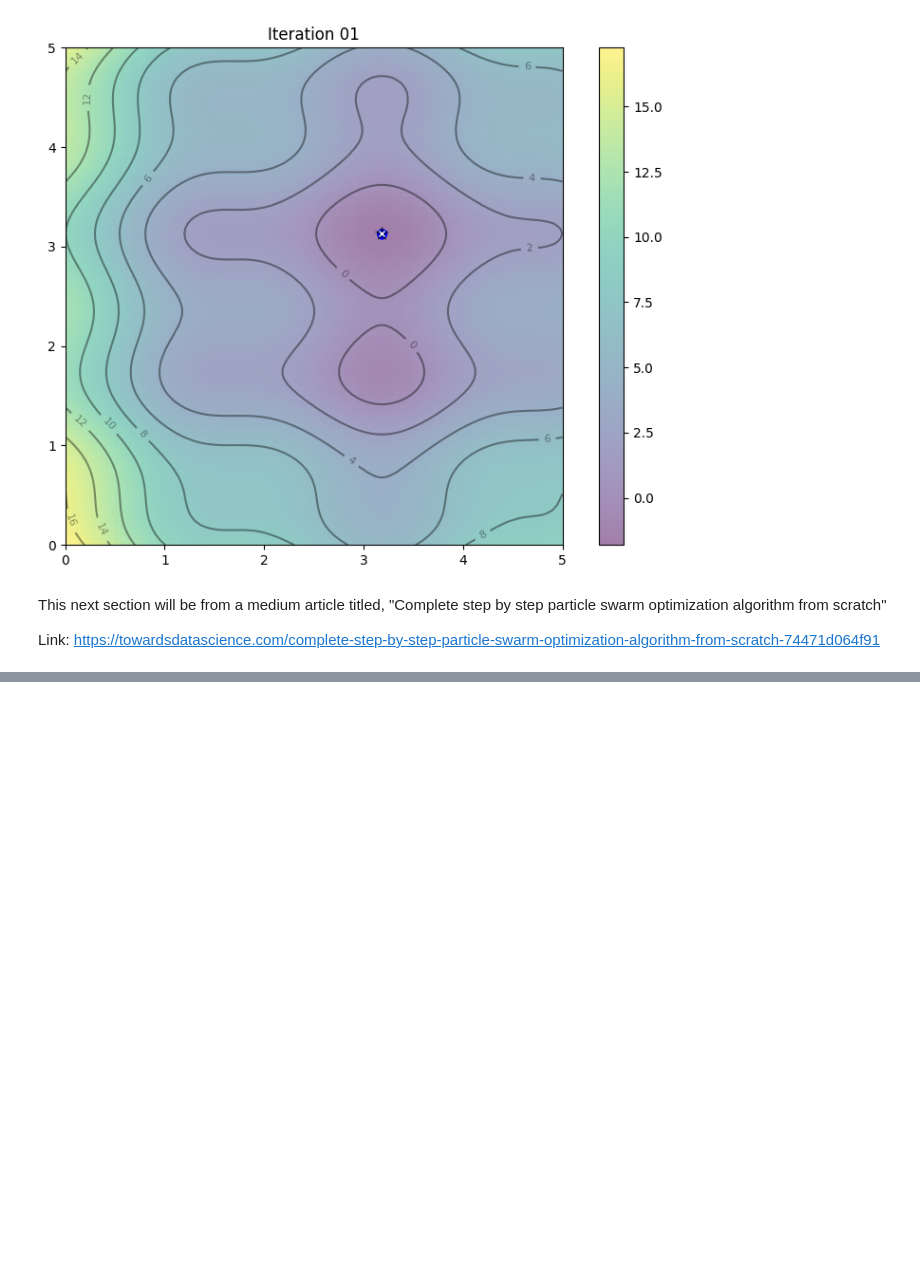
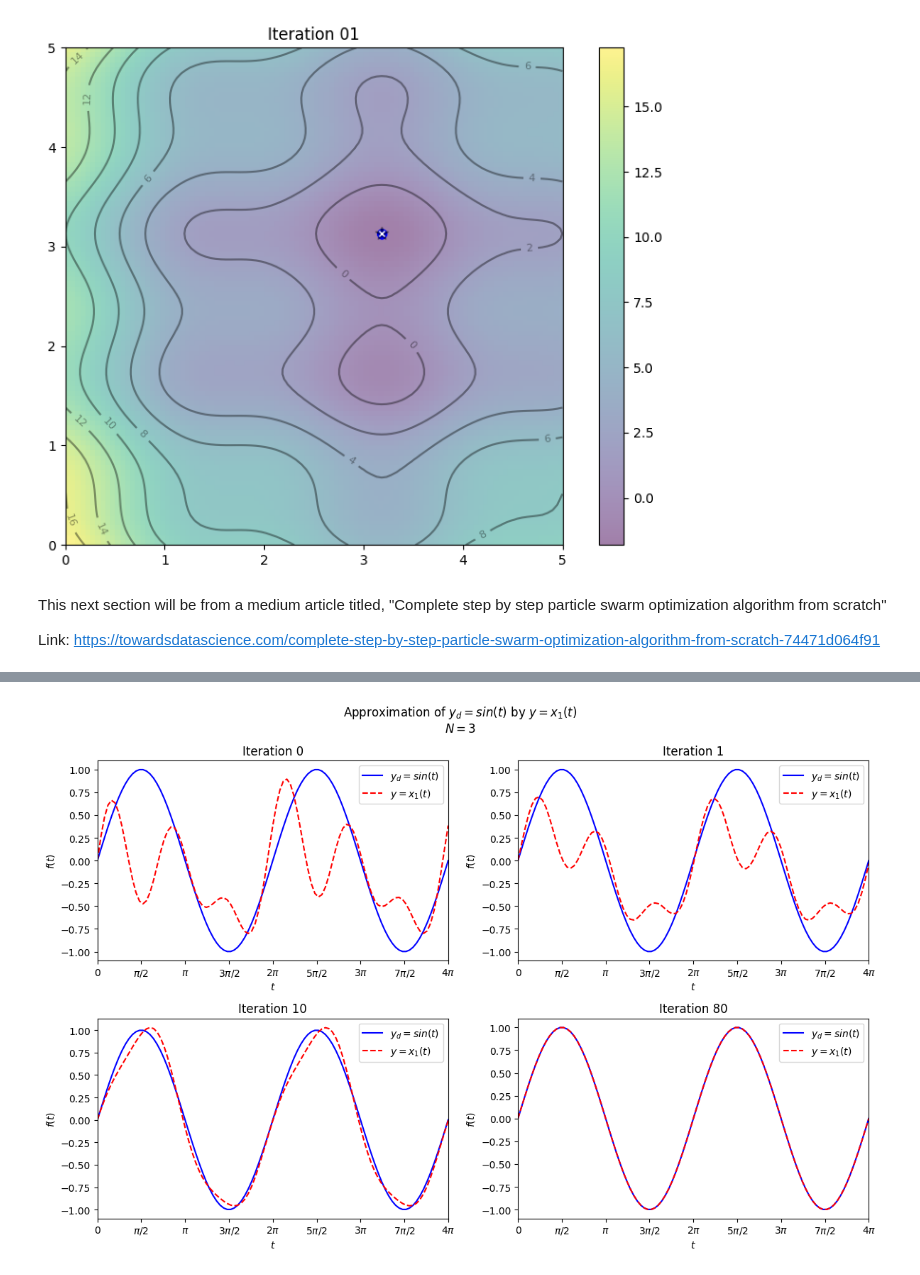
Before and after one commit to michael-r-perry/ParticleSwarmOptimization, a Jupyter notebook: base.ipynb, the cells around one changed output, grey strips where cells are left out. Drawn from its saved outputs; the diff is of its cells as text; code cells hidden in the pictures; blank space fills up the shorter version.

Commit message:
Push results from notebook

```diff
--- a/base.ipynb
+++ b/base.ipynb
@@ -219,0 +245,34 @@ SyntaxError: invalid syntax (3736976268.py, line 54)
+# %%
+from basic_units import radians
+
+def sin(x):
+    if np.iterable(x):
+        return [np.sin(val.convert_to(radians).get_value()) for val in x]
+    else:
+        return np.sin(x.convert_to(radians).get_value())
+
+def plot_result(k, best_params, N):
+    t = np.linspace(0, 4 * np.pi, 101)
+    x = t * radians
+    plt.figure(figsize=(12,8))
+    iter_choice = [0, k // 64, k // 8, k]
+    for ax, i in enumerate(iter_choice):
+        p = best_params[i]
+        wder_min_w = (- x3dprime(np.array([0]), p) + x3d(np.array([0]), p)) * np.exp(-t)
+        x1 = wder_min_w + x3dprime(t, p) - x3d(t, p)
+        plt.subplot(2, 2, ax+1)
+        plt.plot(x, sin(x), 'b', xunits=radians)
+        plt.plot(x, x1, 'r--', xunits=radians)
+        plt.title(f'Iteration {i}')
+        plt.xlabel('$t$')
+        plt.ylabel('$f(t)$')
+        plt.xlim(0, 4 * np.pi)
+        plt.legend(['$y_d = sin(t)$', '$y = x_1(t)$'], loc='upper right')
+
+    plt.suptitle(f'Approximation of $y_d = sin(t)$ by $y = x_1(t)$\n$N = {N}$')
+    plt.tight_layout()
+    plt.show()
+
+plot_result(k, best_params, 3)
+# %% [output]
+[figure, added]
```
Also changed, not shown: parts of 6 cells of this notebook, 1 other file.
